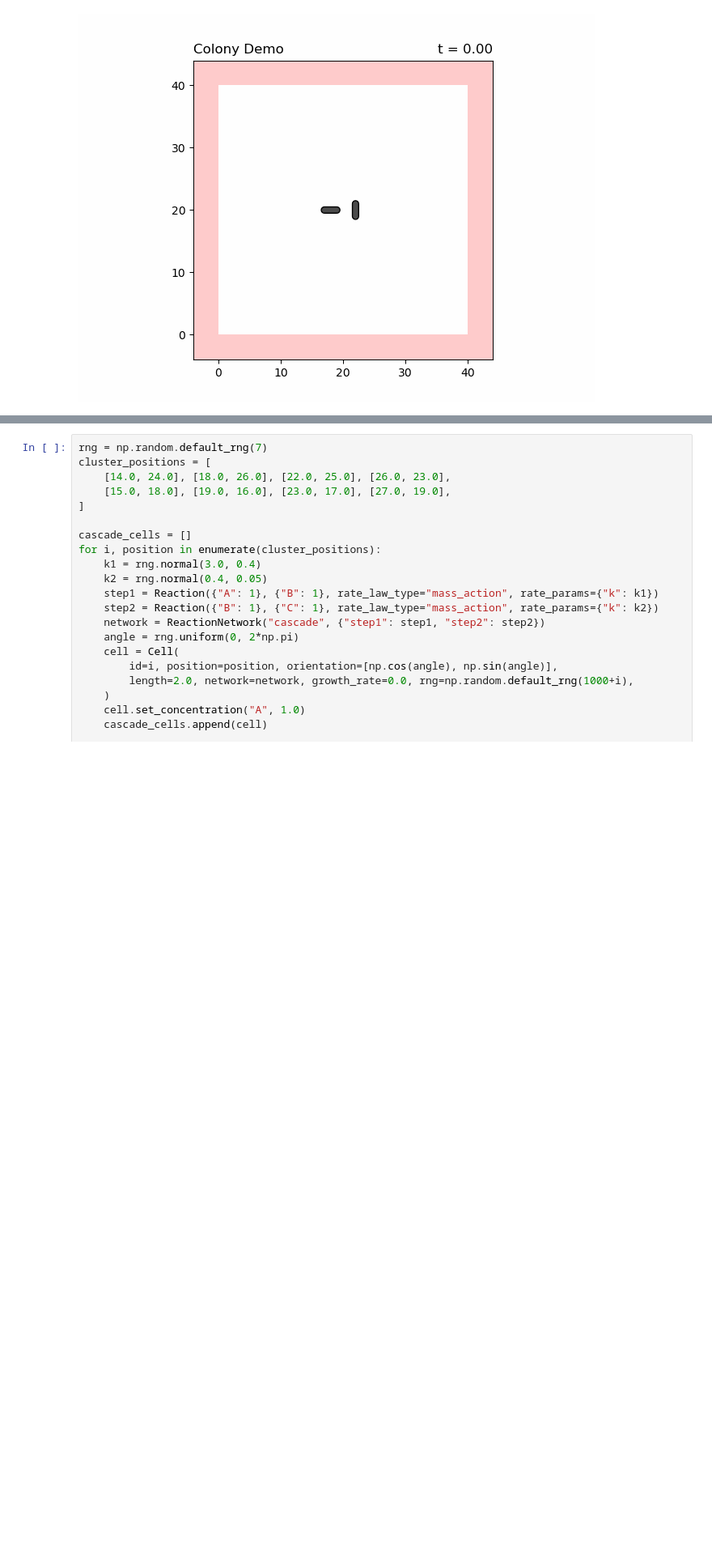
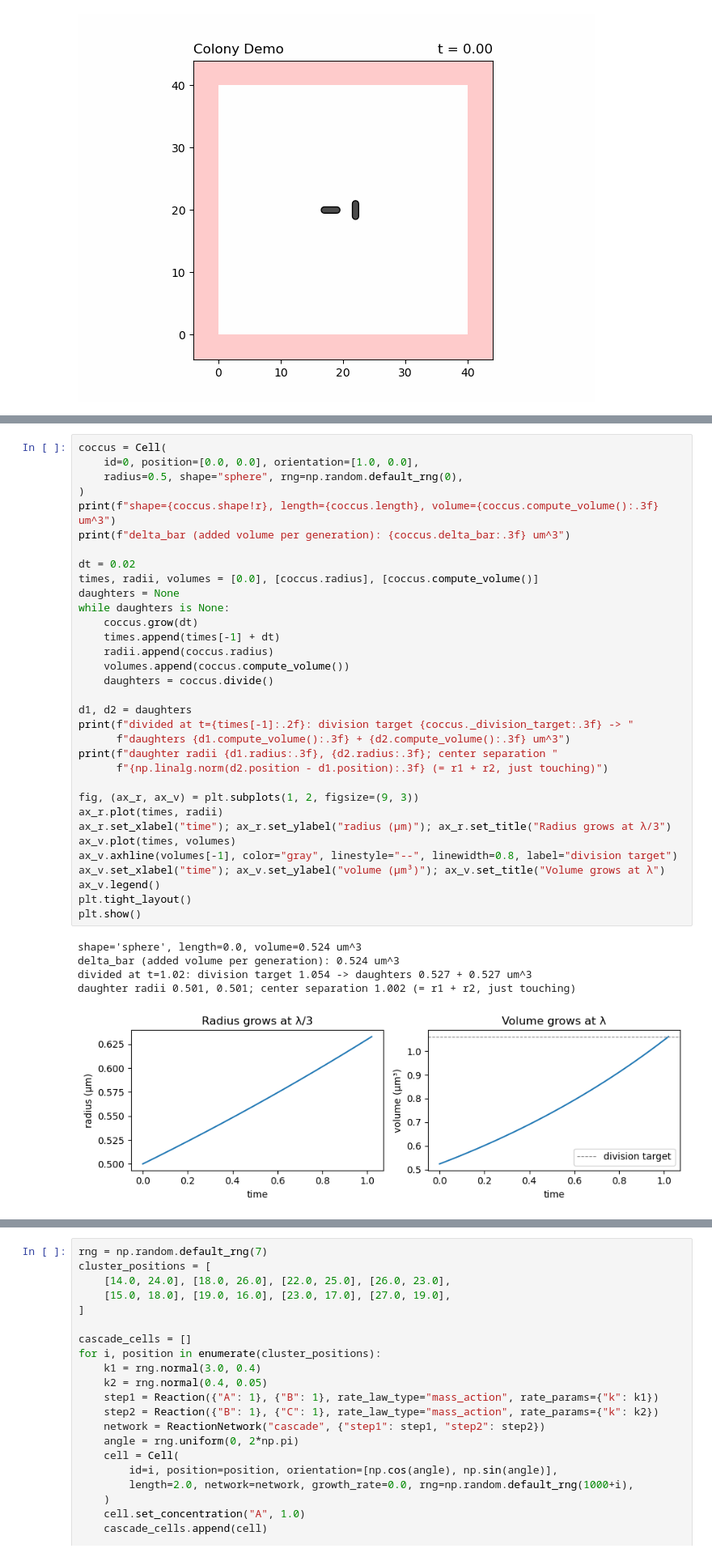
Before and after one commit to Paytonco/multicellular, a Jupyter notebook: examples/feature_tour.ipynb, the cells around one changed output, grey strips where cells are left out. Shown at 81% size. Saved outputs shown, nothing was run; the diff lists cells and outputs as text; blank space fills up the shorter version.

Commit message:
Adding spherical cell support

```diff
--- a/examples/feature_tour.ipynb
+++ b/examples/feature_tour.ipynb
@@ -554,0 +569,39 @@ grew from 2 to 19 living cells
+# %%
+coccus = Cell(
+    id=0, position=[0.0, 0.0], orientation=[1.0, 0.0],
+    radius=0.5, shape="sphere", rng=np.random.default_rng(0),
+)
+print(f"shape={coccus.shape!r}, length={coccus.length}, volume={coccus.compute_volume():.3f} um^3")
+print(f"delta_bar (added volume per generation): {coccus.delta_bar:.3f} um^3")
+
+dt = 0.02
+times, radii, volumes = [0.0], [coccus.radius], [coccus.compute_volume()]
+daughters = None
+while daughters is None:
+    coccus.grow(dt)
+    times.append(times[-1] + dt)
+    radii.append(coccus.radius)
+    volumes.append(coccus.compute_volume())
+    daughters = coccus.divide()
+
+d1, d2 = daughters
+print(f"divided at t={times[-1]:.2f}: division target {coccus._division_target:.3f} -> "
+      f"daughters {d1.compute_volume():.3f} + {d2.compute_volume():.3f} um^3")
+print(f"daughter radii {d1.radius:.3f}, {d2.radius:.3f}; center separation "
+      f"{np.linalg.norm(d2.position - d1.position):.3f} (= r1 + r2, just touching)")
+
+fig, (ax_r, ax_v) = plt.subplots(1, 2, figsize=(9, 3))
+ax_r.plot(times, radii)
+ax_r.set_xlabel("time"); ax_r.set_ylabel("radius (μm)"); ax_r.set_title("Radius grows at λ/3")
+ax_v.plot(times, volumes)
+ax_v.axhline(volumes[-1], color="gray", linestyle="--", linewidth=0.8, label="division target")
+ax_v.set_xlabel("time"); ax_v.set_ylabel("volume (μm³)"); ax_v.set_title("Volume grows at λ")
+ax_v.legend()
+plt.tight_layout()
+plt.show()
+# %% [output]
+shape='sphere', length=0.0, volume=0.524 um^3
+delta_bar (added volume per generation): 0.524 um^3
+divided at t=1.02: division target 1.054 -> daughters 0.527 + 0.527 um^3
+daughter radii 0.501, 0.501; center separation 1.002 (= r1 + r2, just touching)
+[figure, added]
```
Also changed, not shown: parts of 6 cells of this notebook, 9 other files.
